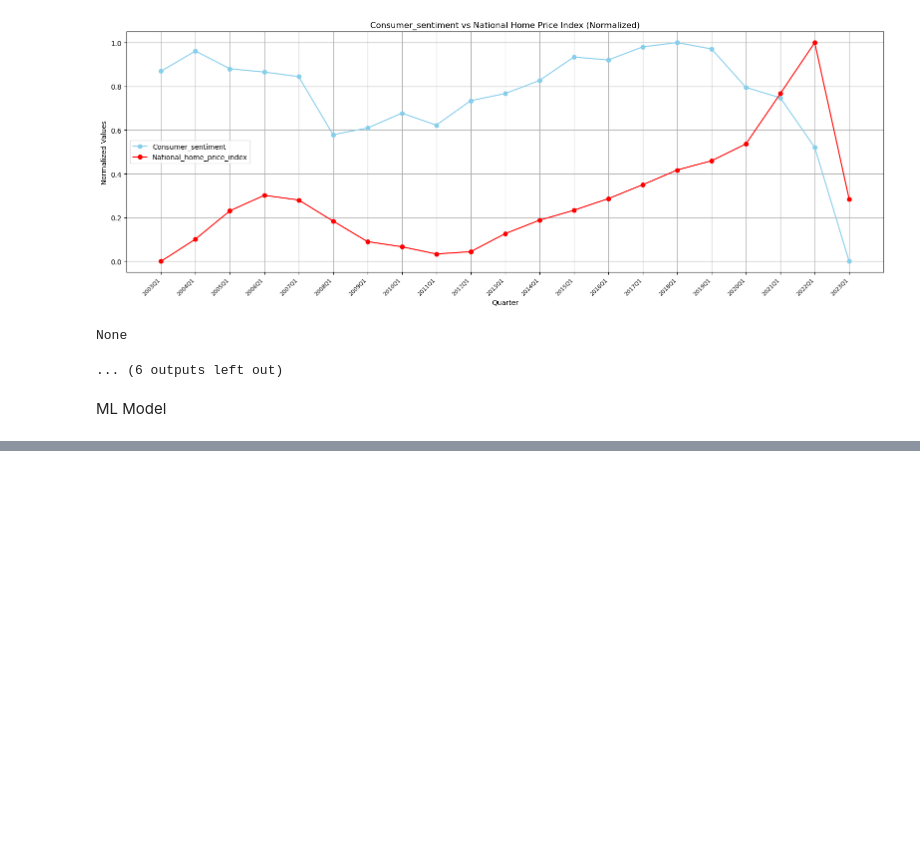
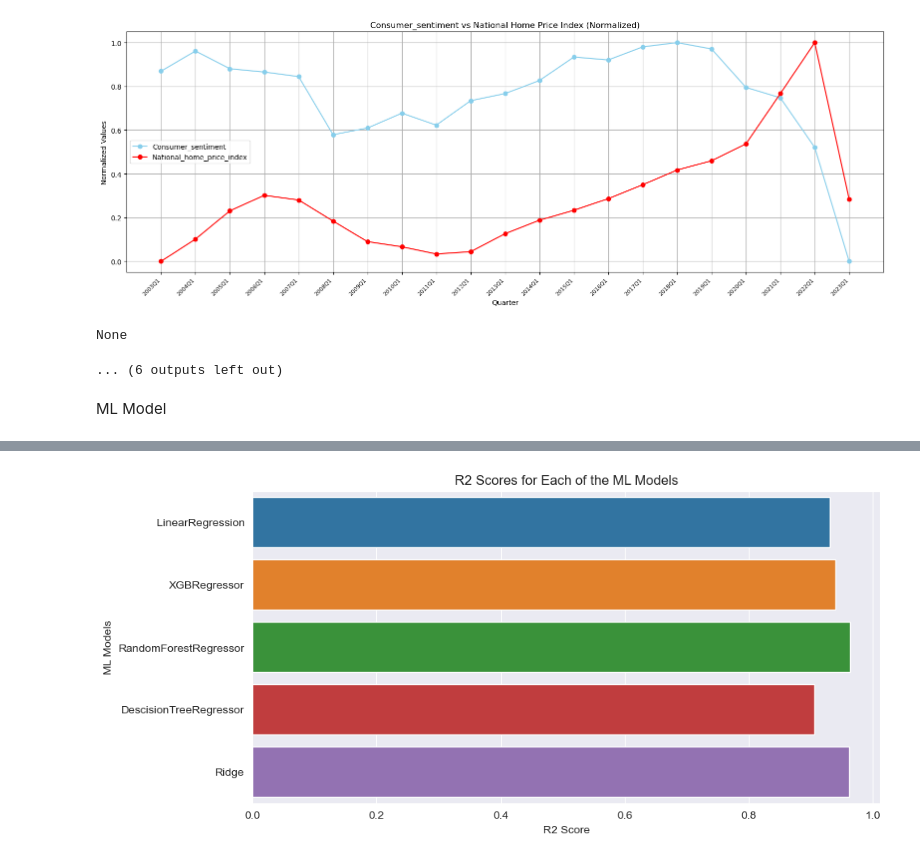
Before and after one commit to codeefy/Machine-Learning-Project, a Jupyter notebook: US Home Price Prediction/homenotebook.ipynb, the cells around one changed output, grey strips where cells are left out. Drawn from its saved outputs; the diff is of its cells as text; code cells hidden in the pictures; blank space fills up the shorter version.

Commit message:
Plotted R2 score and MSe score for each model

```diff
--- a/US Home Price Prediction/homenotebook.ipynb
+++ b/US Home Price Prediction/homenotebook.ipynb
@@ -394,0 +411,6 @@ ML Model
+# %%
+model_lr.fit(X_train_scaled,y_train)
+model_xgb.fit(X_train_scaled,y_train)
+model_rf.fit(X_train_scaled,y_train)
+model_dt.fit(X_train_scaled,y_train)
+model_ridge.fit(X_train_scaled,y_train)
@@ -394,0 +419,23 @@ ML Model
+# %%
+models = ['LinearRegression','XGBRegressor','RandomForestRegressor','DescisionTreeRegressor','Ridge']
+model_r2score = []
+model_mse = []
+
+model_r2score.append(r2_score(y_test, model_lr.predict(X_test_scaled)))
+model_r2score.append(r2_score(y_test, model_xgb.predict(X_test_scaled)))
+model_r2score.append(r2_score(y_test, model_rf.predict(X_test_scaled)))
+model_r2score.append(r2_score(y_test, model_dt.predict(X_test_scaled)))
+model_r2score.append(r2_score(y_test, model_ridge.predict(X_test_scaled)))
+
+model_mse.append(mean_squared_error(y_test, model_lr.predict(X_test_scaled)))
+model_mse.append(mean_squared_error(y_test, model_xgb.predict(X_test_scaled)))
+model_mse.append(mean_squared_error(y_test, model_rf.predict(X_test_scaled)))
+model_mse.append(mean_squared_error(y_test, model_dt.predict(X_test_scaled)))
+model_mse.append(mean_squared_error(y_test, model_ridge.predict(X_test_scaled)))
+
+
+model_r2score = list(map(lambda x: round(x, ndigits=4), model_r2score))
+model_mse = list(map(lambda x: round(x, ndigits=4), model_mse))
+# %%
+model_r2score_df = pd.DataFrame({'Models': models, 'R2 Score': model_r2score})
+model_r2score_df
@@ -394,0 +459,17 @@ ML Model
+# %%
+sns.set_style('darkgrid')
+plt.figure(figsize=(10, 5))
+sns.barplot(
+    data=model_r2score_df,
+    x='R2 Score',
+    y='Models',
+    hue='Models',
+    dodge=False
+)
+plt.legend([], [], frameon=False)
+plt.title('R2 Scores for Each of the ML Models')
+plt.xlabel('R2 Score')
+plt.ylabel('ML Models')
+plt.show()
+# %% [output]
+[figure, added]
```
Also changed, not shown: parts of 6 cells of this notebook.
